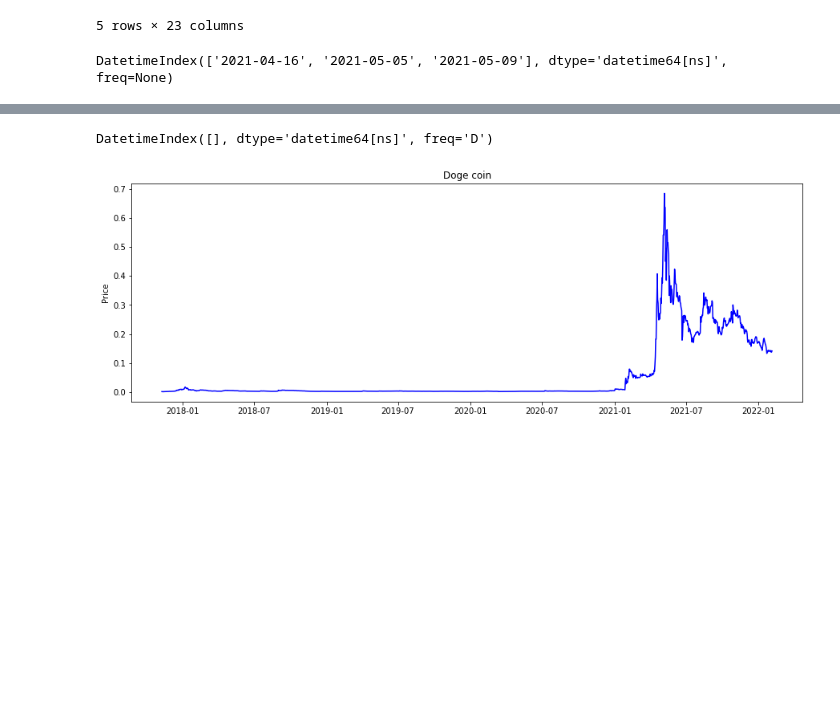
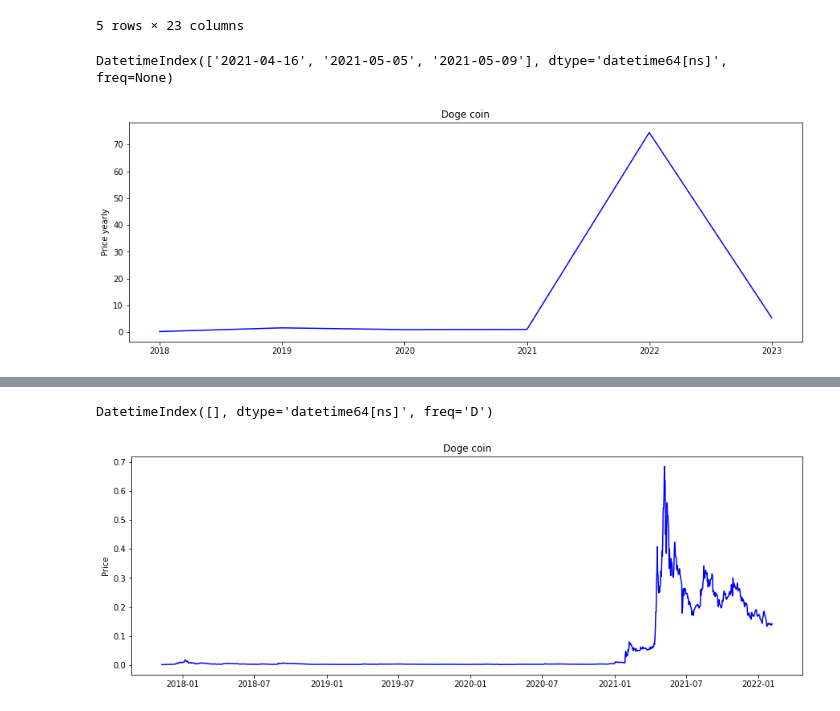
Before and after one commit to AnLong98/SIAP_2022, a Jupyter notebook: notebooks/doge_monthly_arima.ipynb, the cells around one changed output, grey strips where cells are left out. Cells and saved outputs as stored; diff of their text form; code cells hidden in the pictures; blank space fills up the shorter version.

```diff
--- a/notebooks/doge_monthly_arima.ipynb
+++ b/notebooks/doge_monthly_arima.ipynb
@@ -40,3 +40,11 @@ DatetimeIndex(['2021-04-16', '2021-05-05', '2021-05-09'], dtype='datetime64[ns]'
 # %%
 
 df = df.resample('D').ffill()
+# %%
+df_yearly = df.resample('Y').sum()
+plt.figure(figsize=(15,5))
+plt.ylabel('Price yearly')
+plt.title('Doge coin')
+plt.plot(df_yearly.Close,'b-');
+# %% [output]
+[figure, added]
```
Also changed, not shown: parts of 39 cells of this notebook, 3 other files.
